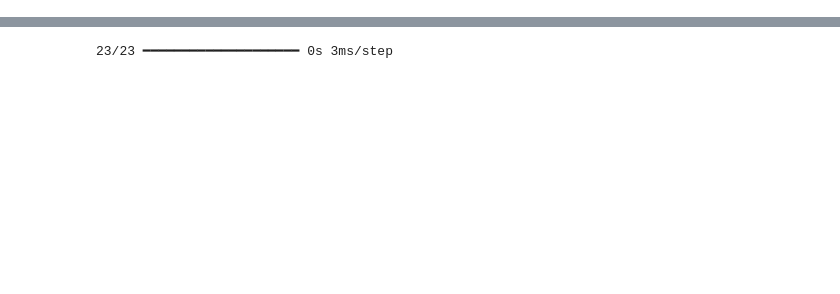
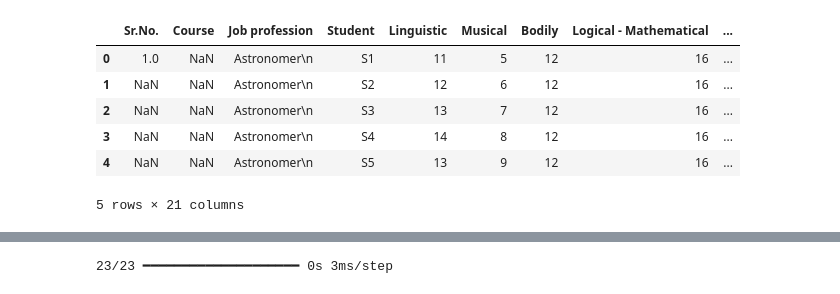
Before and after one commit to Vyshnavi262007/Student_prediction_using_ANN, a Jupyter notebook: student_prediction_microproject.ipynb, the cells around one changed output, grey strips where cells are left out. Cells and saved outputs as stored; diff of their text form; code cells hidden in the pictures; blank space fills up the shorter version.

```diff
--- a/student_prediction_microproject.ipynb
+++ b/student_prediction_microproject.ipynb
@@ -15,3 +15,13 @@ import matplotlib.pyplot as plt
 # 2. Load dataset
 # Upload the Excel file in Colab first, then use its name here
 df = pd.read_excel("Dataset Project 404.xlsx", sheet_name="original")
+# %%
+df.head()
+# %% [output]
+|  | Sr.No. | Course | Job profession | Student | Linguistic | Musical | Bodily | Logical - Mathematical | ... |
+| 0 | 1.0 | NaN | Astronomer\n | S1 | 11 | 5 | 12 | 16 | ... |
+| 1 | NaN | NaN | Astronomer\n | S2 | 12 | 6 | 12 | 16 | ... |
+| 2 | NaN | NaN | Astronomer\n | S3 | 13 | 7 | 12 | 16 | ... |
+| 3 | NaN | NaN | Astronomer\n | S4 | 14 | 8 | 12 | 16 | ... |
+| 4 | NaN | NaN | Astronomer\n | S5 | 13 | 9 | 12 | 16 | ... |
+5 rows × 21 columns
```
Also changed, not shown: parts of 9 cells of this notebook.
